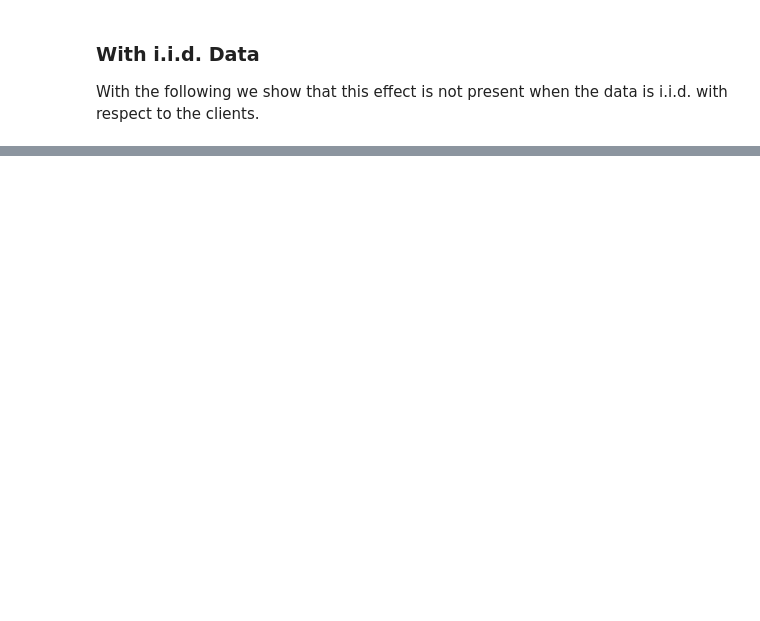
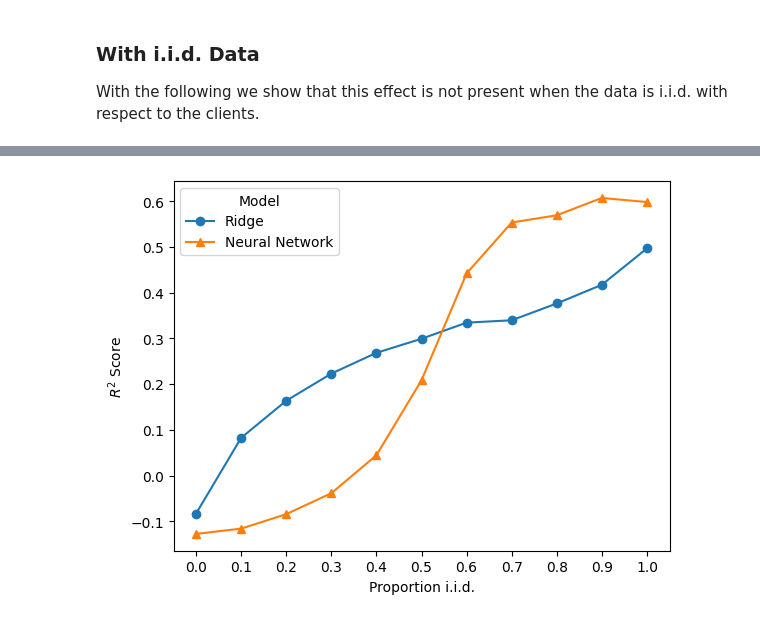
Before and after one commit to codymlewis/federated_regression, a Jupyter notebook: Federated Regression.ipynb, the cells around one changed output, grey strips where cells are left out. Saved outputs shown, nothing was run; the diff lists cells and outputs as text; code cells hidden in the pictures; blank space fills up the shorter version.

Commit message:
Added iid level comparison experiments and ridge NN

```diff
--- a/Federated Regression.ipynb
+++ b/Federated Regression.ipynb
@@ -310,3 +386,3 @@ MAE: 1.0437436436506904
 # %%
-federated_learning(RidgeModel, fedavg, mixed_iid_client_data(X_train, Y_train, 0.5))
+federated_learning(RidgeModel, fedavg, mixed_iid_client_data(X_train, Y_train, 0.4))
 # %% [output]
@@ -316,0 +394,12 @@ TODO: Plot trade-off between iid-proportion and performance
+# %%
+def iid_level_experiment(create_model_fun, repeats=10):
+    experiment_results = []
+    for r in trange(repeats):
+        performance = []
+        seed = round(np.pi**12 + np.e*21 + r)
+        for piid in np.linspace(0.0, 1.0, 11):
+            results = federated_learning(create_model_fun, fedavg, mixed_iid_client_data(X_train, Y_train, piid, seed=seed), seed=seed, verbose=0)
+            performance.append(results['R2 score'])
+        tqdm.write(f"repetition {r}: {performance=}")
+        experiment_results.append(performance)
+    return experiment_results
@@ -316,0 +408,2 @@ TODO: Plot trade-off between iid-proportion and performance
+# %%
+ridge_results = iid_level_experiment(RidgeModel, repeats=30)
@@ -316,0 +428,2 @@ TODO: Plot trade-off between iid-proportion and performance
+# %%
+nn_results = iid_level_experiment(NNModel, repeats=30)
@@ -316,0 +452,20 @@ TODO: Plot trade-off between iid-proportion and performance
+# %%
+from sklearn.neighbors import LocalOutlierFactor
+
+def clean_summarise_results(results: List[List[float]]):
+    results = np.array(results)
+    inliers = LocalOutlierFactor().fit_predict(results) > 0
+    return results[inliers]
+
+nn_results = clean_summarise_results(nn_results)
+ridge_results = clean_summarise_results(ridge_results)
+
+plt.plot(np.linspace(0.0, 1.0, ridge_results.shape[-1]), ridge_results.mean(axis=0), '-o', label="Ridge")
+plt.plot(np.linspace(0.0, 1.0, nn_results.shape[-1]), nn_results.mean(axis=0), '-^', label="Neural Network")
+plt.ylabel("$R^2$ Score")
+plt.xlabel("Proportion i.i.d.")
+plt.xticks(np.linspace(0.0, 1.0, 11))
+plt.legend(title="Model")
+plt.show()
+# %% [output]
+[figure, added]
```
Also changed, not shown: parts of 47 cells of this notebook, 2 other files.
